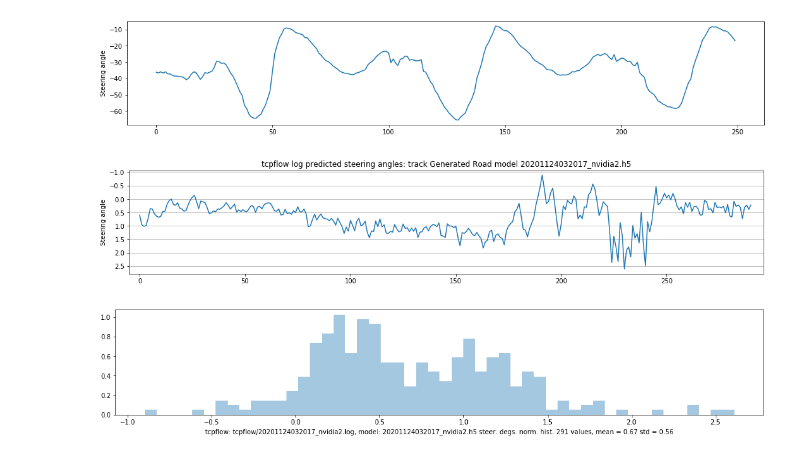
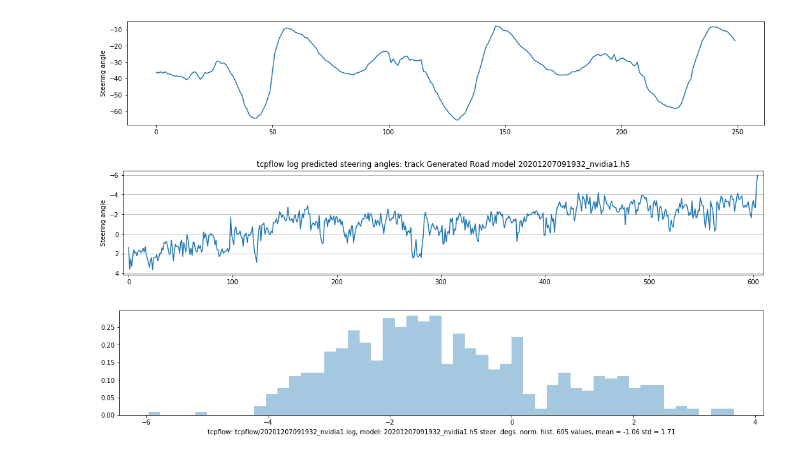
Before and after one commit to dsikar/sdsandbox, a Jupyter notebook: src/GetSteeringAnglesFromtcpflow.ipynb, the cells around one changed output. Cells and saved outputs as stored; diff of their text form; code cells hidden in the pictures.

```diff
--- a/src/GetSteeringAnglesFromtcpflow.ipynb
+++ b/src/GetSteeringAnglesFromtcpflow.ipynb
@@ -179,12 +179,12 @@ p = sarr[:,0]
 plotSteeringAngles(p, g, 25, False, "Generated Road", "20201123162643_sanity_pp.h5")
 plotBinsFromArray(p, 25, "20201123162643_sanity.h5", "tcpflow/20201123162643_sanity_pp.log")
 # %%
-sa = GetSteeringFromtcpflow('../dataset/unity/genRoad/tcpflow/20201124032017_nvidia2.log')
+sa = GetSteeringFromtcpflow('../trained_models/nvidia1/tcpflow/20201207091932_nvidia1_tcpflow.log')
 sarr = np.asarray(sa)
 p = sarr[:,0]
 p = sarr[:,0]
-plotSteeringAngles(p, g, 25, False, "Generated Road", "20201124032017_nvidia2.h5")
-plotBinsFromArray(p, 25, "20201124032017_nvidia2.h5", "tcpflow/20201124032017_nvidia2.log")
+plotSteeringAngles(p, g, 25, False, "Generated Road", "20201207091932_nvidia1.h5")
+plotBinsFromArray(p, 25, "20201207091932_nvidia1.h5", "tcpflow/20201207091932_nvidia1.log")
 # %% [output]
-[figure, old version]
+[figure, new version]
-[figure, old version]
+[figure, new version]
```
Also changed, not shown: parts of 1 cell of this notebook, 5 other files.
